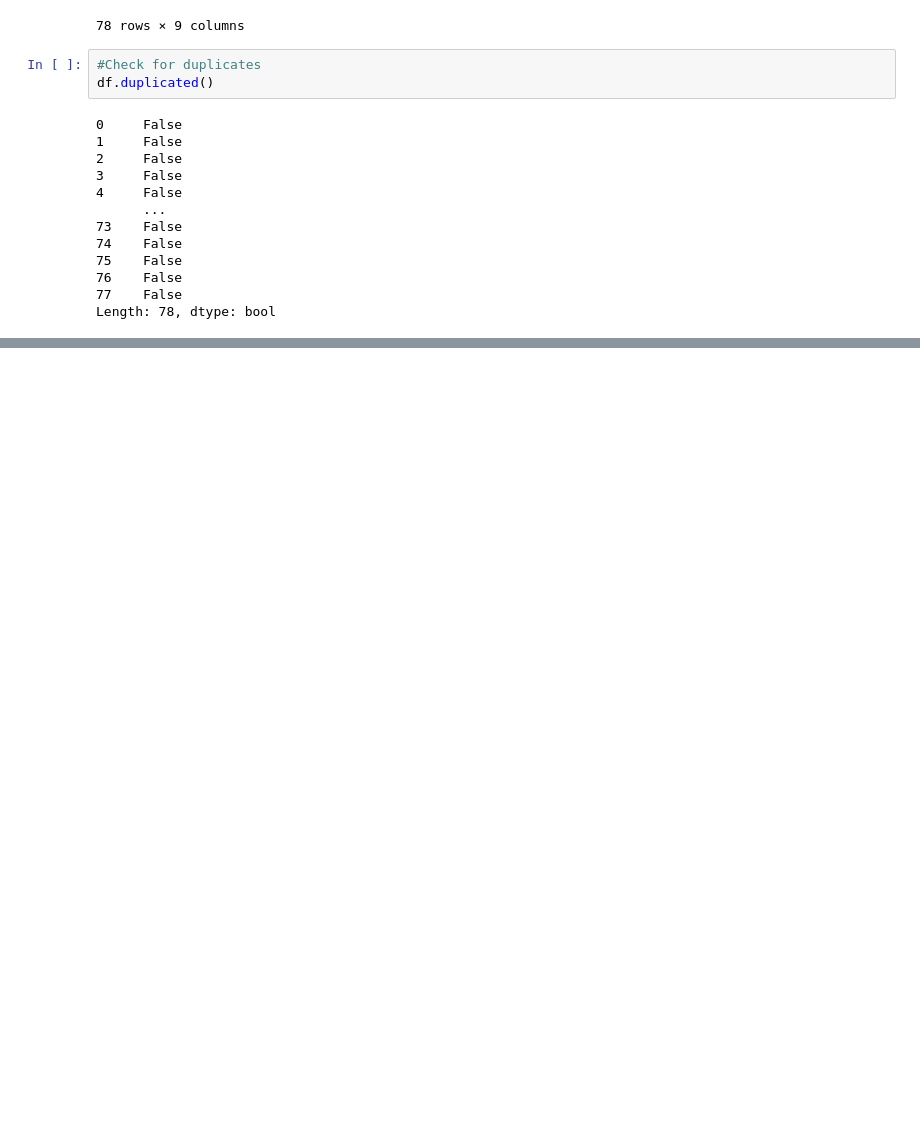
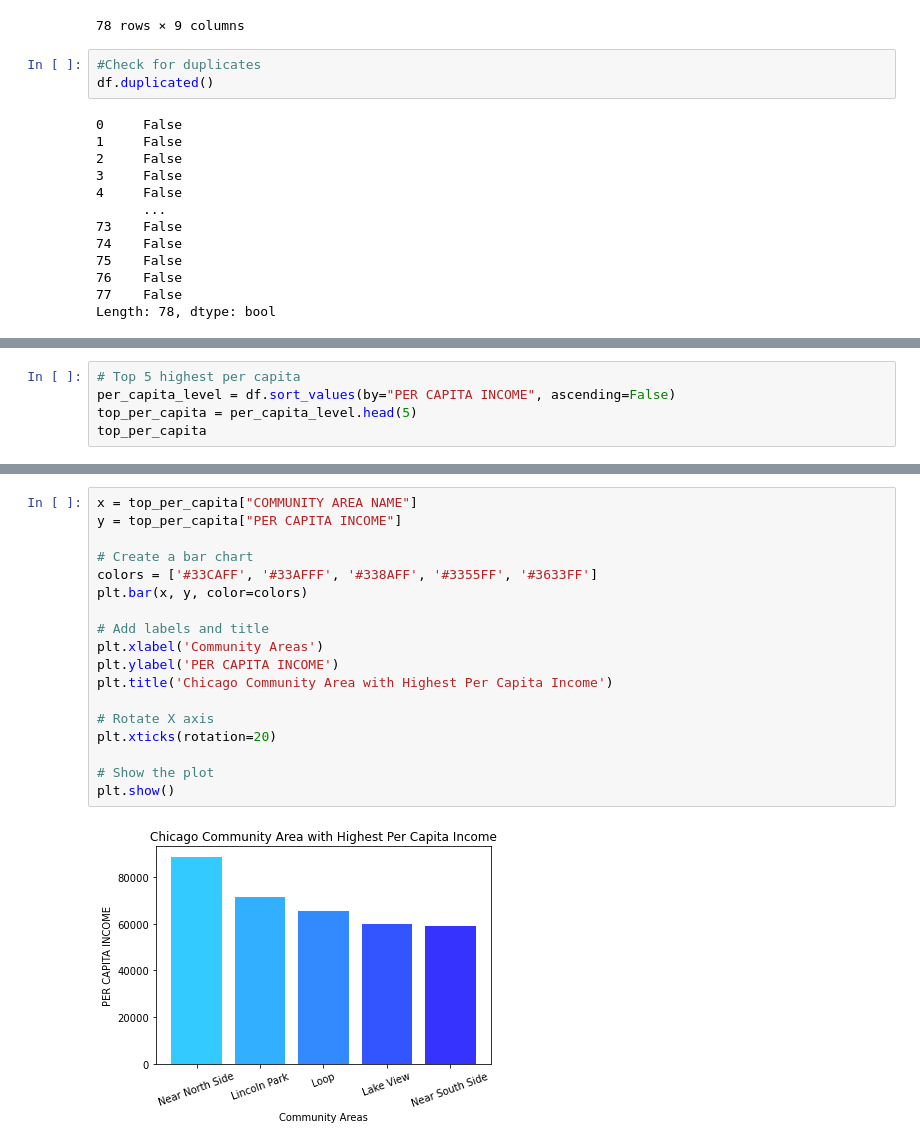
Before and after one commit to kaylajgranados/chicago_socioeconomic_status, a Jupyter notebook: EDA and Linear Regression.ipynb, the cells around one changed output, grey strips where cells are left out. Cells and saved outputs as stored; diff of their text form; blank space fills up the shorter version.

```diff
--- a/EDA and Linear Regression.ipynb
+++ b/EDA and Linear Regression.ipynb
@@ -452,0 +218,5 @@ Linear regression equation: y = 1.0x + 16.82
+# %%
+# Top 5 highest per capita
+per_capita_level = df.sort_values(by="PER CAPITA INCOME", ascending=False)
+top_per_capita = per_capita_level.head(5)
+top_per_capita
@@ -452,0 +230,20 @@ Linear regression equation: y = 1.0x + 16.82
+# %%
+x = top_per_capita["COMMUNITY AREA NAME"]
+y = top_per_capita["PER CAPITA INCOME"]
+
+# Create a bar chart
+colors = ['#33CAFF', '#33AFFF', '#338AFF', '#3355FF', '#3633FF']
+plt.bar(x, y, color=colors)
+
+# Add labels and title
+plt.xlabel('Community Areas')
+plt.ylabel('PER CAPITA INCOME')
+plt.title('Chicago Community Area with Highest Per Capita Income')
+
+# Rotate X axis
+plt.xticks(rotation=20)
+
+# Show the plot
+plt.show()
+# %% [output]
+[figure, added]
```
Also changed, not shown: parts of 39 cells of this notebook, 1 other file.
